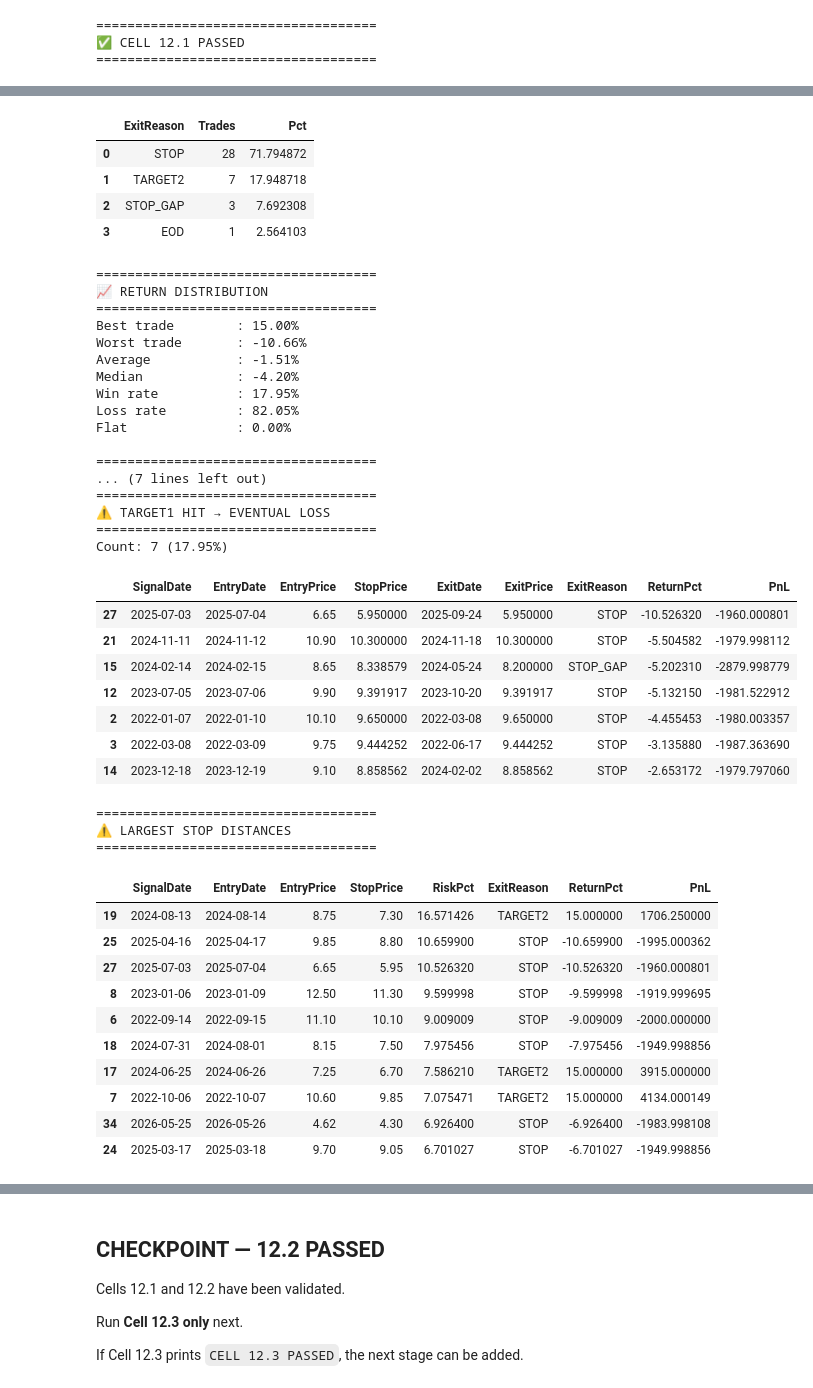
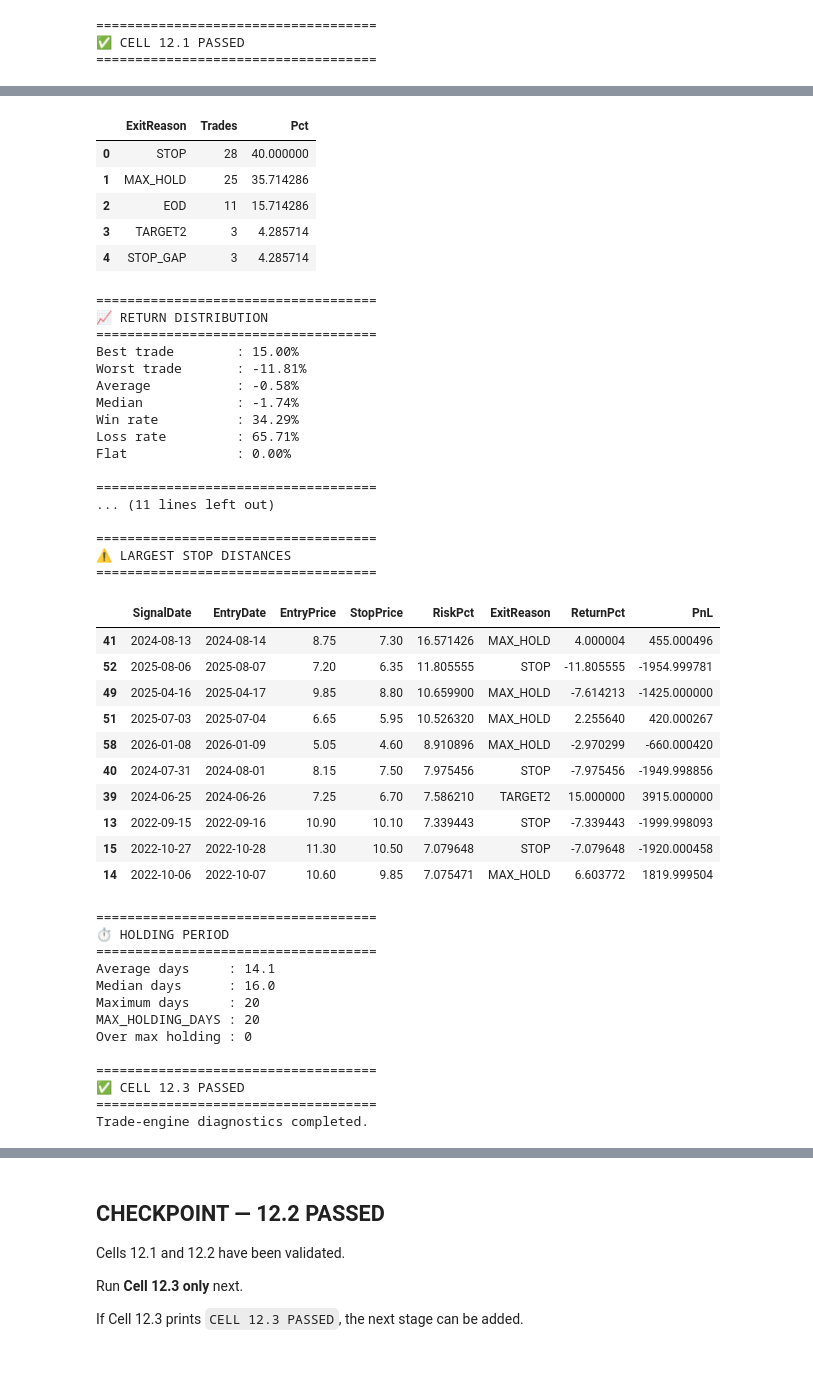
Before and after one commit to worasak2530seed/fast-hybrid-pro, a Jupyter notebook: results/Fast_Hybrid_Pro_latest.ipynb, the cells around one changed output, grey strips where cells are left out. Cells and saved outputs as stored; diff of their text form; code cells hidden in the pictures.

```diff
--- a/results/Fast_Hybrid_Pro_latest.ipynb
+++ b/results/Fast_Hybrid_Pro_latest.ipynb
@@ -4180,68 +4287,82 @@ else:
     print(f"Average days     : {df['HoldingDays'].mean():.1f}")
     print(f"Median days      : {df['HoldingDays'].median():.1f}")
     print(f"Maximum days     : {df['HoldingDays'].max():.0f}")
+    print(f"MAX_HOLDING_DAYS : {MAX_HOLDING_DAYS}")
+
+    over_limit = int(
+        (df["HoldingDays"] > MAX_HOLDING_DAYS).sum()
+    )
+
+    print(f"Over max holding : {over_limit}")
 
     # --------------------------------------------------------
     # 7) Basic assertions
     # --------------------------------------------------------
 
     assert (df["EntryDate"] <= df["ExitDate"]).all()
+
+    assert (df["HoldingDays"] >= 0).all()
+    assert (df["HoldingDays"] <= MAX_HOLDING_DAYS).all()
+    assert over_limit == 0
     assert df["RiskPct"].notna().all()
     assert df["ReturnPct"].notna().all()
 
     print("\n====================================")
     print("✅ CELL 12.3 PASSED")
     print("====================================")
     print("Trade-engine diagnostics completed.")
 # %% [output]
 ==========================================================================================
 🔎 TRADE ENGINE DIAGNOSTICS — AU.BK
 ==========================================================================================
 
 ====================================
 📊 EXIT DISTRIBUTION
 ====================================
 |  | ExitReason | Trades | Pct |
-| 0 | STOP | 28 | 71.794872 |
-| 1 | TARGET2 | 7 | 17.948718 |
-| 2 | STOP_GAP | 3 | 7.692308 |
-| 3 | EOD | 1 | 2.564103 |
+| 0 | STOP | 28 | 40.000000 |
+| 1 | MAX_HOLD | 25 | 35.714286 |
+| 2 | EOD | 11 | 15.714286 |
+| 3 | TARGET2 | 3 | 4.285714 |
+| 4 | STOP_GAP | 3 | 4.285714 |
 ====================================
 📈 RETURN DISTRIBUTION
 ====================================
 Best trade        : 15.00%
-Worst trade       : -10.66%
-Average           : -1.51%
-Median            : -4.20%
-Win rate          : 17.95%
-Loss rate         : 82.05%
+Worst trade       : -11.81%
+Average           : -0.58%
+Median            : -1.74%
+Win rate          : 34.29%
+Loss rate         : 65.71%
 Flat              : 0.00%
 
 ====================================
-... (7 lines left out)
+... (11 lines left out)
+
 ====================================
-⚠️ TARGET1 HIT → EVENTUAL LOSS
+⚠️ LARGEST STOP DISTANCES
 ====================================
-Count: 7 (17.95%)
-|  | SignalDate | EntryDate | EntryPrice | StopPrice | ExitDate | ExitPrice | ExitReason | ReturnPct | PnL |
-| 27 | 2025-07-03 | 2025-07-04 | 6.65 | 5.950000 | 2025-09-24 | 5.950000 | STOP | -10.526320 | -1960.000801 |
-| 21 | 2024-11-11 | 2024-11-12 | 10.90 | 10.300000 | 2024-11-18 | 10.300000 | STOP | -5.504582 | -1979.998112 |
-| 15 | 2024-02-14 | 2024-02-15 | 8.65 | 8.338579 | 2024-05-24 | 8.200000 | STOP_GAP | -5.202310 | -2879.998779 |
-| 12 | 2023-07-05 | 2023-07-06 | 9.90 | 9.391917 | 2023-10-20 | 9.391917 | STOP | -5.132150 | -1981.522912 |
-| 2 | 2022-01-07 | 2022-01-10 | 10.10 | 9.650000 | 2022-03-08 | 9.650000 | STOP | -4.455453 | -1980.003357 |
-| 3 | 2022-03-08 | 2022-03-09 | 9.75 | 9.444252 | 2022-06-17 | 9.444252 | STOP | -3.135880 | -1987.363690 |
-| 14 | 2023-12-18 | 2023-12-19 | 9.10 | 8.858562 | 2024-02-02 | 8.858562 | STOP | -2.653172 | -1979.797060 |
+|  | SignalDate | EntryDate | EntryPrice | StopPrice | RiskPct | ExitReason | ReturnPct | PnL |
+| 41 | 2024-08-13 | 2024-08-14 | 8.75 | 7.30 | 16.571426 | MAX_HOLD | 4.000004 | 455.000496 |
+| 52 | 2025-08-06 | 2025-08-07 | 7.20 | 6.35 | 11.805555 | STOP | -11.805555 | -1954.999781 |
+| 49 | 2025-04-16 | 2025-04-17 | 9.85 | 8.80 | 10.659900 | MAX_HOLD | -7.614213 | -1425.000000 |
+| 51 | 2025-07-03 | 2025-07-04 | 6.65 | 5.95 | 10.526320 | MAX_HOLD | 2.255640 | 420.000267 |
+| 58 | 2026-01-08 | 2026-01-09 | 5.05 | 4.60 | 8.910896 | MAX_HOLD | -2.970299 | -660.000420 |
+| 40 | 2024-07-31 | 2024-08-01 | 8.15 | 7.50 | 7.975456 | STOP | -7.975456 | -1949.998856 |
+| 39 | 2024-06-25 | 2024-06-26 | 7.25 | 6.70 | 7.586210 | TARGET2 | 15.000000 | 3915.000000 |
+| 13 | 2022-09-15 | 2022-09-16 | 10.90 | 10.10 | 7.339443 | STOP | -7.339443 | -1999.998093 |
+| 15 | 2022-10-27 | 2022-10-28 | 11.30 | 10.50 | 7.079648 | STOP | -7.079648 | -1920.000458 |
+| 14 | 2022-10-06 | 2022-10-07 | 10.60 | 9.85 | 7.075471 | MAX_HOLD | 6.603772 | 1819.999504 |
 ====================================
-⚠️ LARGEST STOP DISTANCES
+⏱️ HOLDING PERIOD
 ====================================
+Average days     : 14.1
+Median days      : 16.0
+Maximum days     : 20
+MAX_HOLDING_DAYS : 20
+Over max holding : 0
+
+====================================
+✅ CELL 12.3 PASSED
+====================================
+Trade-engine diagnostics completed.
-|  | SignalDate | EntryDate | EntryPrice | StopPrice | RiskPct | ExitReason | ReturnPct | PnL |
-| 19 | 2024-08-13 | 2024-08-14 | 8.75 | 7.30 | 16.571426 | TARGET2 | 15.000000 | 1706.250000 |
-| 25 | 2025-04-16 | 2025-04-17 | 9.85 | 8.80 | 10.659900 | STOP | -10.659900 | -1995.000362 |
-| 27 | 2025-07-03 | 2025-07-04 | 6.65 | 5.95 | 10.526320 | STOP | -10.526320 | -1960.000801 |
-| 8 | 2023-01-06 | 2023-01-09 | 12.50 | 11.30 | 9.599998 | STOP | -9.599998 | -1919.999695 |
-| 6 | 2022-09-14 | 2022-09-15 | 11.10 | 10.10 | 9.009009 | STOP | -9.009009 | -2000.000000 |
-| 18 | 2024-07-31 | 2024-08-01 | 8.15 | 7.50 | 7.975456 | STOP | -7.975456 | -1949.998856 |
-| 17 | 2024-06-25 | 2024-06-26 | 7.25 | 6.70 | 7.586210 | TARGET2 | 15.000000 | 3915.000000 |
-| 7 | 2022-10-06 | 2022-10-07 | 10.60 | 9.85 | 7.075471 | TARGET2 | 15.000000 | 4134.000149 |
-| 34 | 2026-05-25 | 2026-05-26 | 4.62 | 4.30 | 6.926400 | STOP | -6.926400 | -1983.998108 |
-| 24 | 2025-03-17 | 2025-03-18 | 9.70 | 9.05 | 6.701027 | STOP | -6.701027 | -1949.998856 |
```
Also changed, not shown: parts of 5 cells of this notebook, 1 other file.
